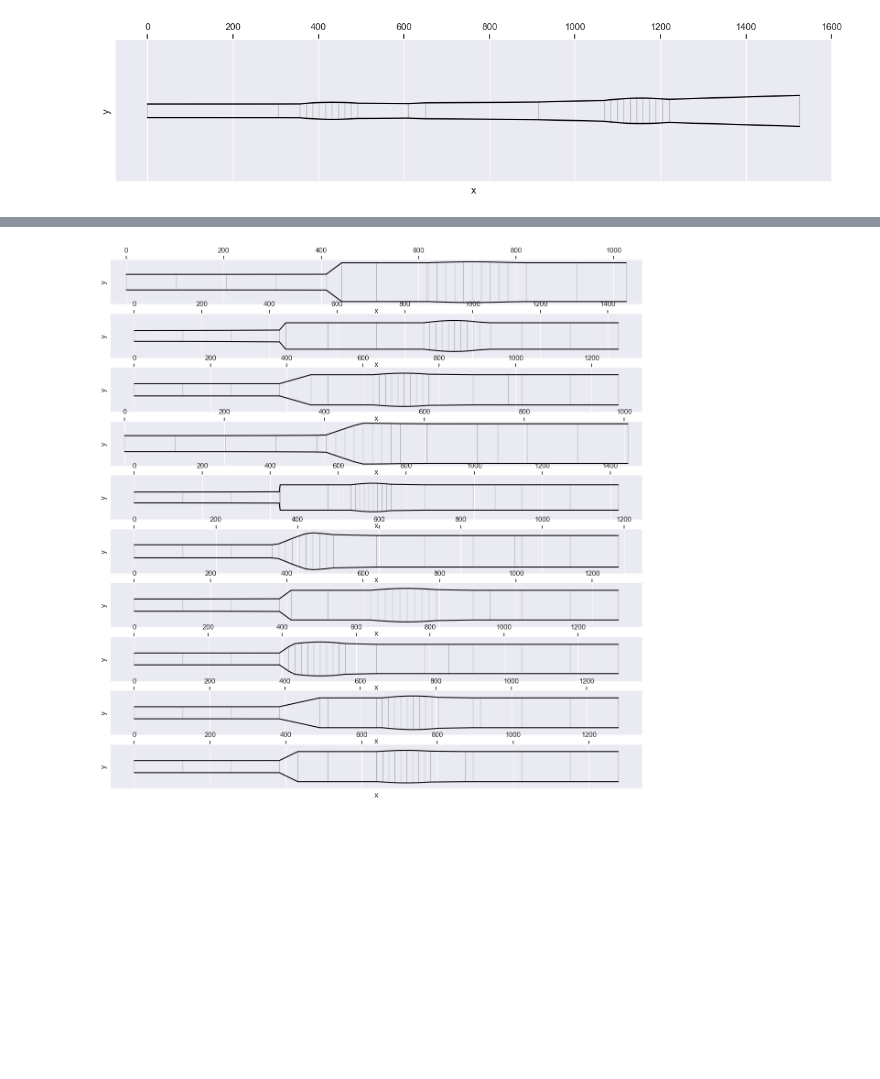
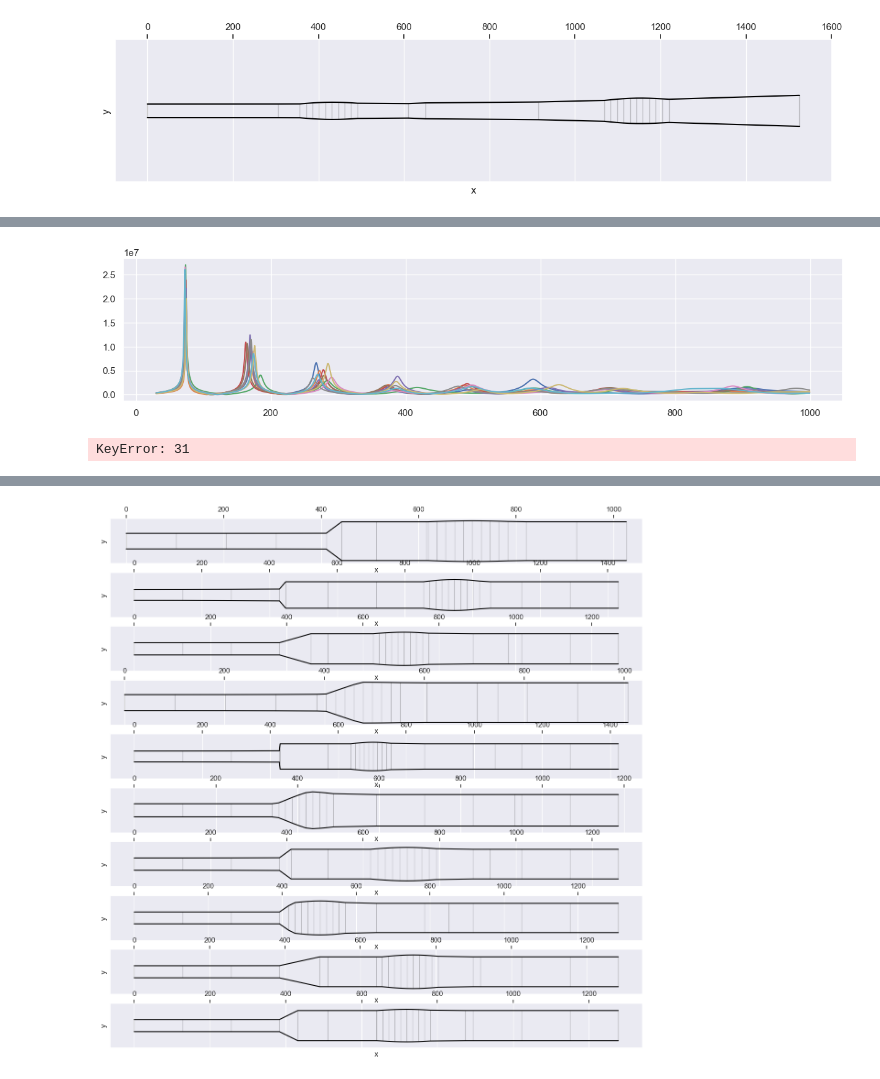
Before and after one commit to jnehring/didge-lab, a Jupyter notebook: src/experiments/UniversalShape.ipynb, the cells around one changed output, grey strips where cells are left out. Saved outputs shown, nothing was run; the diff lists cells and outputs as text; code cells hidden in the pictures; blank space fills up the shorter version.

```diff
--- a/src/experiments/UniversalShape.ipynb
+++ b/src/experiments/UniversalShape.ipynb
@@ -292,0 +379,13 @@ for i in range(len(geos)):
+# %%
+for geo in geos:
+    c=geo.get_cadsd().get_impedance_spektrum()
+    plt.plot(c.freq, c.impedance)
+# %% [output]
+[figure, added]
+# %%
+for geo in geos:
+    c=geo.get_cadsd().get_ground_spektrum()
+    print(c)
+    plt.plot(c.freq, c.impedance)
+# %% [output]
+KeyError: 31
```
Also changed, not shown: parts of 16 cells of this notebook, 17 other files.
